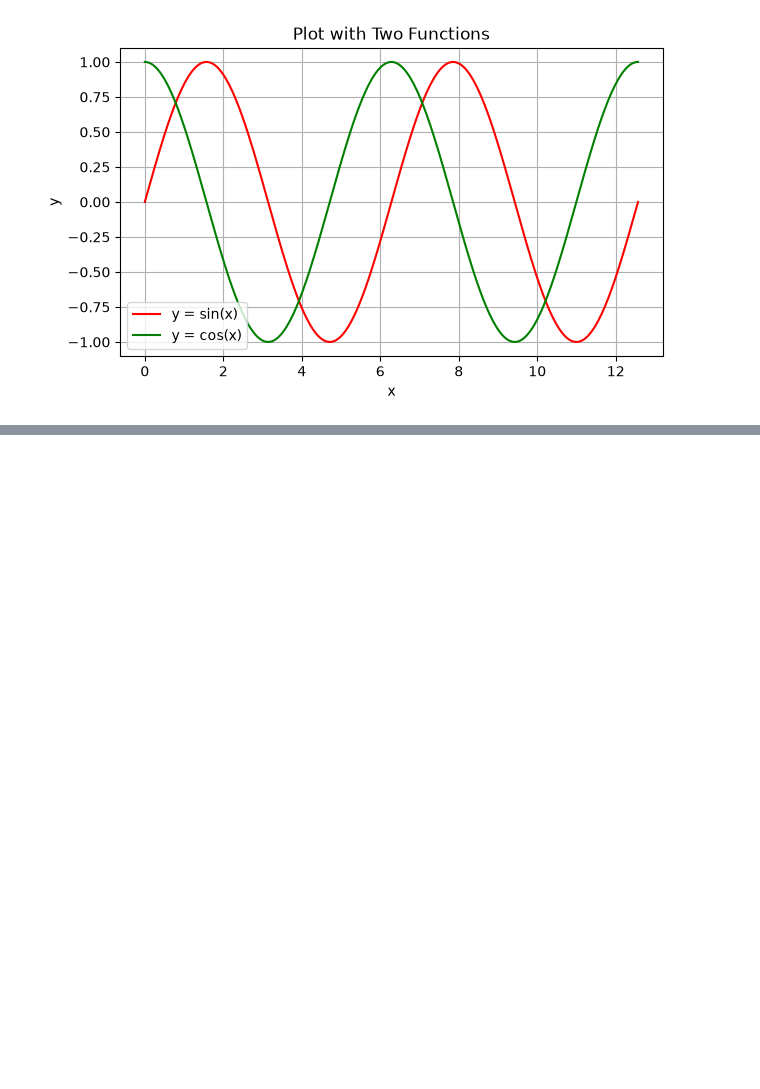
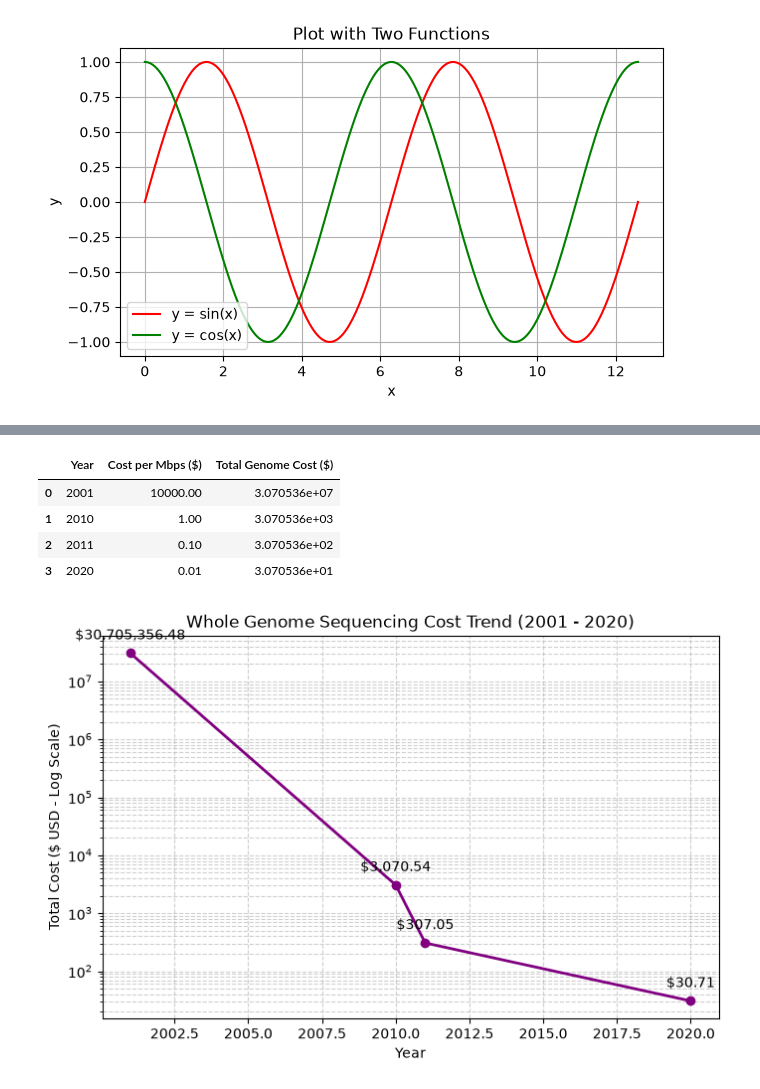
Before and after one commit to Parthiv-VN/Parthiv-VN.github.io, a Jupyter notebook: Activity_2_Chromosome_Basepair/chromosome_basepair.ipynb, the cells around one changed output, grey strips where cells are left out. Saved outputs shown, nothing was run; the diff lists cells and outputs as text; code cells hidden in the pictures; blank space fills up the shorter version.

```diff
--- a/Activity_2_Chromosome_Basepair/chromosome_basepair.ipynb
+++ b/Activity_2_Chromosome_Basepair/chromosome_basepair.ipynb
@@ -1,8 +1,13 @@
 # %%
+import pandas as pd
 import numpy as np
 import matplotlib.pyplot as plt
 
-# Plot 1: Single function (y = x^2)
+# ==========================================
+# Task 1: Plot Simple Functions
+# ==========================================
+
+# Plot 1: Single Function
 x = np.linspace(-10, 10, 200)
 y = x ** 2
 
@@ -15,7 +20,7 @@ plt.grid(True)
 plt.legend()
 plt.show()
 
-# Plot 2: Two functions with two different colors (y = sin(x), y = cos(x))
+# Plot 2: Two Functions in Different Colors
 x_trig = np.linspace(0, 4 * np.pi, 300)
 y1 = np.sin(x_trig)
 y2 = np.cos(x_trig)
@@ -29,6 +34,70 @@ plt.ylabel('y')
 plt.grid(True)
 plt.legend()
 plt.show()
+
+
+# ==========================================
+# Task 2 & 3: Read File & Calculate Genome Length
+# ==========================================
+
+# Load chromosome data
+# Replace with pd.read_excel('chrosome_basepairs.xlsx') if using an Excel file
+df = pd.read_csv('chrosome_basepairs.csv')
+df.columns = ['Chromosome', 'Base_Pairs']
+
+# Calculations
+total_bp = df['Base_Pairs'].sum()
+angstrom_per_bp = 3.4
+meters_per_angstrom = 1e-10
+
+total_angstroms = total_bp * angstrom_per_bp
+total_meters = total_angstroms * meters_per_angstrom
+
+# Output Summary
+print(f"Total Base Pairs: {total_bp:,} bp")
+print(f"Total Length (Ångströms): {total_angstroms:,.1f} Å")
+print(f"Total Length (Meters): {total_meters:.4f} m ({total_meters * 100:.2f} cm)")
+
+# Format and display DataFrame table
+df_table = df.copy()
+df_table['Length_Angstroms'] = df_table['Base_Pairs'] * angstrom_per_bp
+df_table['Base_Pairs'] = df_table['Base_Pairs'].apply(lambda x: f"{x:,}")
+df_table['Length_Angstroms'] = df_table['Length_Angstroms'].apply(lambda x: f"{x:,.1f} Å")
+
+display(df_table)
+
+
+# ==========================================
+# Task 4: Sequencing Cost Calculation & Trend Plot
+# ==========================================
+
+years = [2001, 2010, 2011, 2020]
+cost_per_mbps = [10000, 1.0, 0.10, 0.01]  # USD per Mbps (1,000,000 bp)
+
+total_mbps = total_bp / 1_000_000
+total_costs = [rate * total_mbps for rate in cost_per_mbps]
+
+# Cost DataFrame
+cost_df = pd.DataFrame({
+    'Year': years,
+    'Cost per Mbps ($)': cost_per_mbps,
+    'Total Genome Cost ($)': total_costs
+})
+display(cost_df)
+
+# Plotting Cost Trend
+plt.figure(figsize=(8, 5))
+plt.plot(years, total_costs, marker='o', color='purple', linewidth=2)
+plt.yscale('log')
+plt.title('Whole Genome Sequencing Cost Trend (2001 - 2020)')
+plt.xlabel('Year')
+plt.ylabel('Total Cost ($ USD - Log Scale)')
+plt.grid(True, which='both', linestyle='--', alpha=0.6)
+
+for year, cost in zip(years, total_costs):
+    plt.annotate(f"${cost:,.2f}", (year, cost), textcoords="offset points", xytext=(0, 10), ha='center')
+
+plt.show()
 # %% [output]
 [figure]
 [figure]
@@ -34,0 +124,6 @@ plt.show()
+|  | Year | Cost per Mbps ($) | Total Genome Cost ($) |
+| 0 | 2001 | 10000.00 | 3.070536e+07 |
+| 1 | 2010 | 1.00 | 3.070536e+03 |
+| 2 | 2011 | 0.10 | 3.070536e+02 |
+| 3 | 2020 | 0.01 | 3.070536e+01 |
+[figure, added]
```
Also changed, not shown: parts of 3 cells of this notebook.
